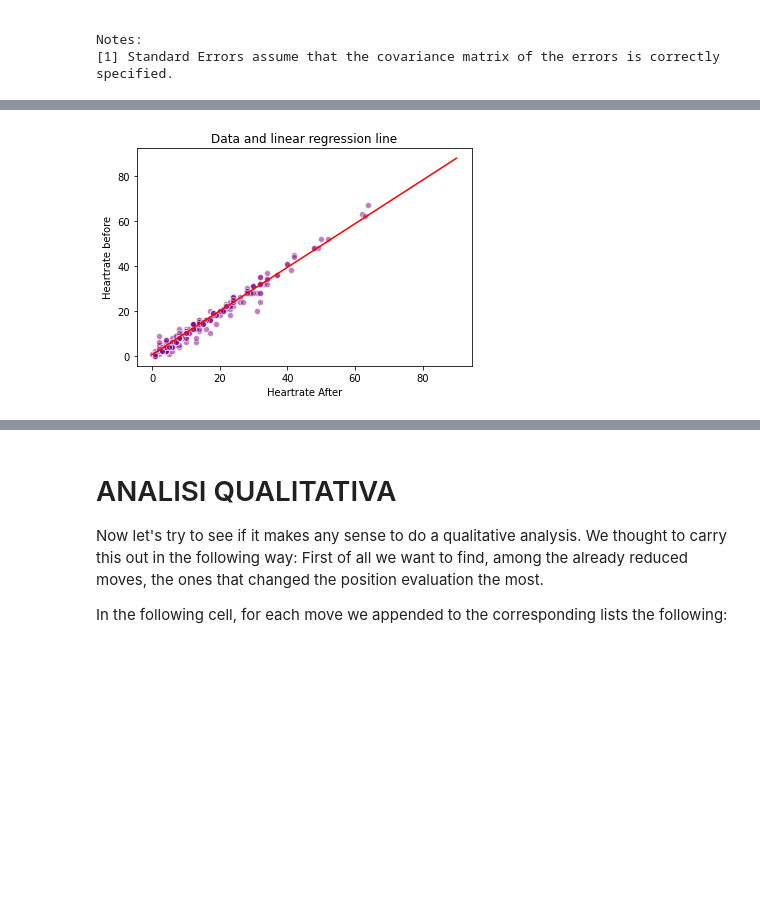
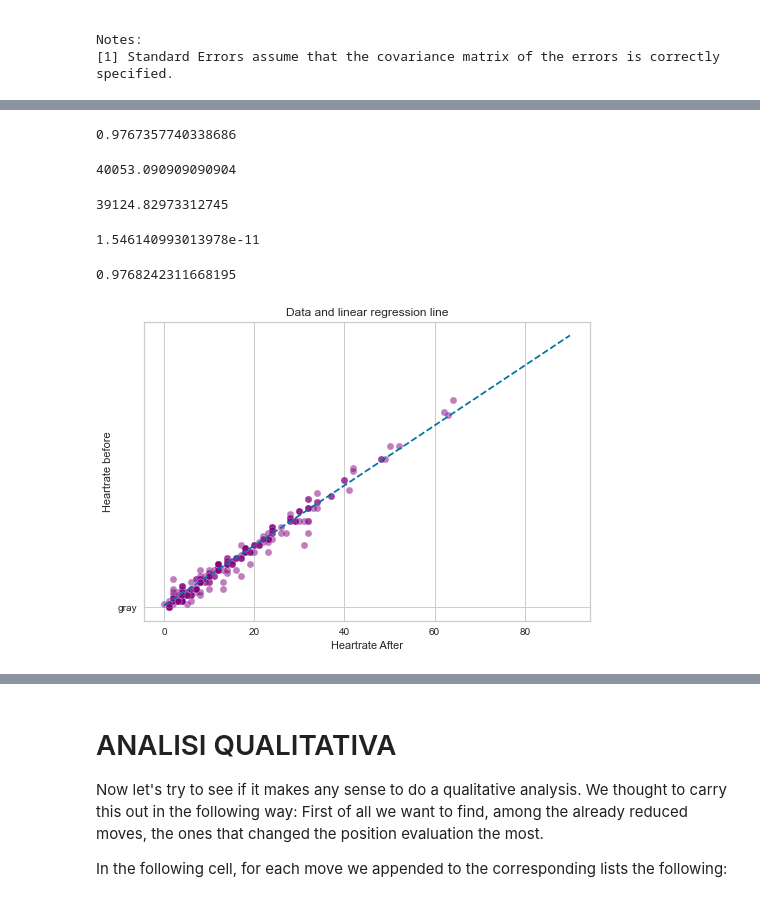
Before and after one commit to tommdim/statistics-101, a Jupyter notebook: project/src/main.ipynb, the cells around one changed output, grey strips where cells are left out. Cells and saved outputs as stored; diff of their text form; code cells hidden in the pictures; blank space fills up the shorter version.

```diff
--- a/project/src/main.ipynb
+++ b/project/src/main.ipynb
@@ -1362,16 +1436,41 @@ Our regression function is $ \hat{u} =   0,99x + 0.52$, since $ \hat{\beta}_0 =
+# %%
+adj_R2 = 1 - ((n-1)/(n-2))*(1 - R2)
+print(adj_R2)
+# %% [output]
+0.9767357740338686
+# %%
+TSS = np.sum((y - np.mean(y))**2)
+print(TSS)
+# %% [output]
+40053.090909090904
+# %%
+SSR = np.sum((yhat - np.mean(y))**2)
+print(SSR)
+# %% [output]
+39124.82973312745
+# %%
+SSE_v2 = TSS - SSR
+print(SSE_v2 - SSE)    # should be zero
+# %% [output]
+1.546140993013978e-11
+# %%
+R2_v2 = SSR/TSS
+print(R2_v2)
+# %% [output]
+0.9768242311668195
 # %%
 plt.title('Data and linear regression line')
 plt.ylabel('Heartrate before')
 plt.xlabel('Heartrate After')
 
 x = dff['AbsHRAfter']
 y = dff['AbsHRBefore']
 xx = np.linspace(0,90,1000)
 #we write y as a function of x, having computed the regression function
 yy = 0.58 + 0.97*xx
 #first we plot the simple linear regression, then with the scatter method we plot the points
-plt.plot(xx,yy, 'r')
+plt.plot(xx,yy, '--', "gray" )
 plt.scatter(x,y,facecolor='purple', edgecolor = 'white', alpha=0.5, label = "TimePerMove")
 plt.show()
 # %% [output]
-[figure, old version]
+[figure, new version]
```
Also changed, not shown: parts of 27 cells of this notebook.
